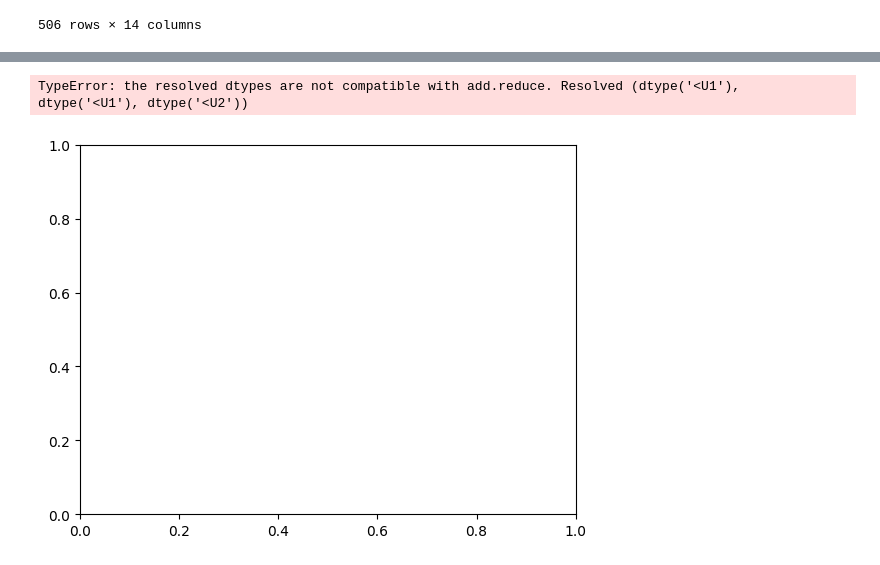
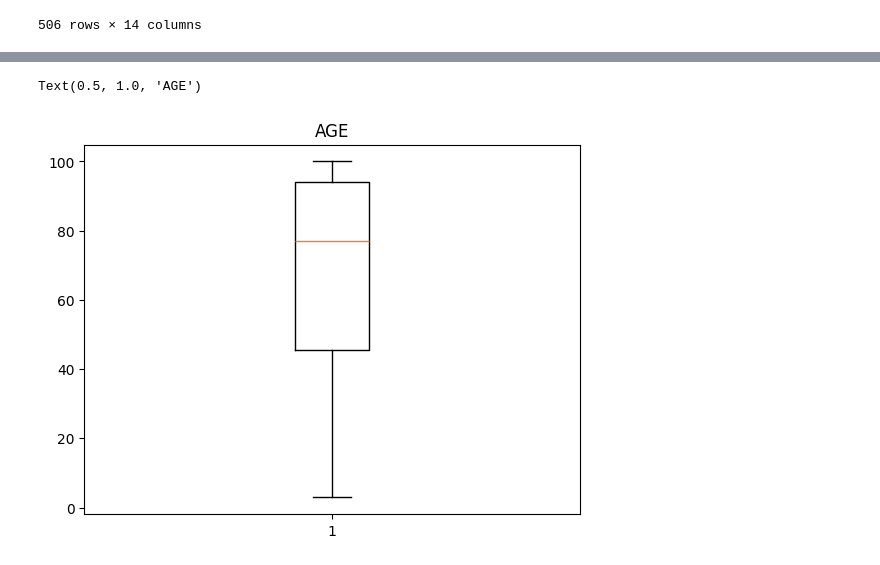
Before and after one commit to minkyungbae/My-assignments, a Jupyter notebook: Chapter2_Assignment_241231/machine_learning_이상치 처리.ipynb, the cells around one changed output, grey strips where cells are left out. Drawn from its saved outputs; the diff is of its cells as text; code cells hidden in the pictures.

```diff
--- a/Chapter2_Assignment_241231/machine_learning_이상치 처리.ipynb
+++ b/Chapter2_Assignment_241231/machine_learning_이상치 처리.ipynb
@@ -16,3 +16,8 @@ df_housingdata
 | 504 | 0.10959 | 0.0 | 11.93 | 0.0 | 0.573 | 6.794 | 89.3 | 2.3889 | 1 | 273 | 21.0 | ... |
 | 505 | 0.04741 | 0.0 | 11.93 | 0.0 | 0.573 | 6.030 | NaN | 2.5050 | 1 | 273 | 21.0 | ... |
 506 rows × 14 columns
+# %%
+# Filtered_housingdata 불러오기
+import pandas as pd
+df_filtered_housingdata = pd.read_csv("filtered_housingdata.csv")
+df_filtered_housingdata
@@ -18,0 +38,5 @@ df_housingdata
+# %%
+# 결측치 처리_행 제거(데이터 손실 발생 40개)
+# NaN이 입력된 값에 다른 값을 대체하는 순간 신뢰성이 떨어진다고 판단해서 "제거"로 결측치를 처리함
+df_filtered_housingdata_dropped_rows = df_filtered_housingdata.dropna()
+df_filtered_housingdata_dropped_rows
@@ -19,9 +79,10 @@ df_housingdata
 # %%
-# 그래프 만들기
+# 그래프 만들기(AGE 칼럼의 이상치, 최댓&최솟값, 유효값 확인)
 import numpy as np
 import pandas as pd
 import matplotlib.pyplot as plt
-plt.boxplot('CRIM')
+plt.boxplot(df_filtered_housingdata_dropped_rows['AGE'])
+plt.title("AGE")    # 그래프 제목 적기
 # %% [output]
-TypeError: the resolved dtypes are not compatible with add.reduce. Resolved (dtype('<U1'), dtype('<U1'), dtype('<U2'))
+Text(0.5, 1.0, 'AGE')
-[figure, old version]
+[figure, new version]
```
Also changed, not shown: parts of 6 cells of this notebook.
